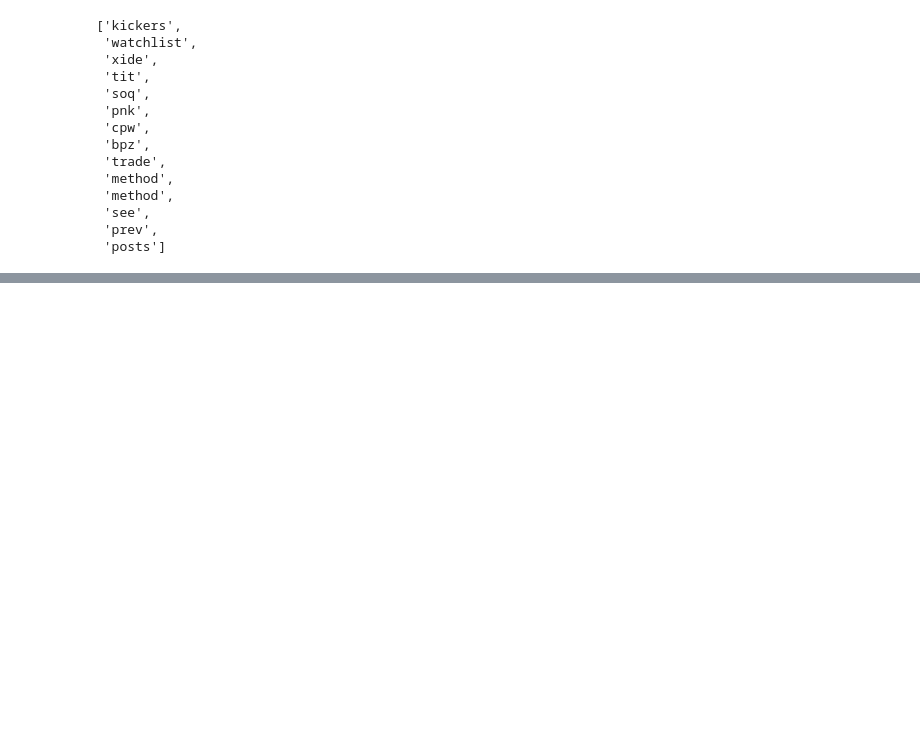
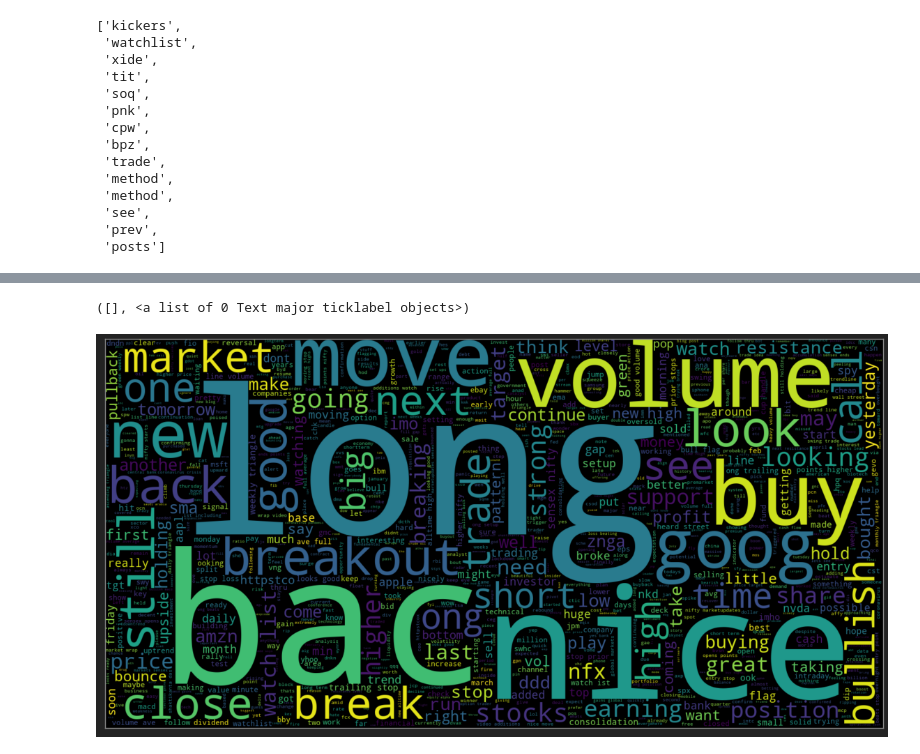
Before and after one commit to Minjire/Financial_Analysis, a Jupyter notebook: Stocks Sentiment Analysis.ipynb, the cells around one changed output, grey strips where cells are left out. Saved outputs shown, nothing was run; the diff lists cells and outputs as text; code cells hidden in the pictures; blank space fills up the shorter version.

Commit message:
Plot WordClouds

```diff
--- a/Stocks Sentiment Analysis.ipynb
+++ b/Stocks Sentiment Analysis.ipynb
@@ -239,0 +242,4 @@ Kickers on my watchlist XIDE TIT SOQ PNK CPW BPZ AJ  trade method 1 or method 2,
+# %%
+# join the words into a string
+stock_df['Text Without Punc & Stopwords Joined'] = stock_df['Text Without Punc & Stopwords'].apply(lambda x: " ".join(x))
+stock_df
@@ -239,0 +260,10 @@ Kickers on my watchlist XIDE TIT SOQ PNK CPW BPZ AJ  trade method 1 or method 2,
+# %%
+# plot the word cloud for text with positive sentiment
+plt.figure(figsize = (20, 20))
+wc = WordCloud(max_words = 1000 , width = 1600 , height = 800).generate(" ".join(stock_df[stock_df['Sentiment'] == 1]['Text Without Punc & Stopwords Joined']))
+plt.imshow(wc, interpolation = 'bilinear')
+plt.xticks([])
+plt.yticks([])
+# %% [output]
+([], <a list of 0 Text major ticklabel objects>)
+[figure, added]
```
Also changed, not shown: parts of 5 cells of this notebook.
